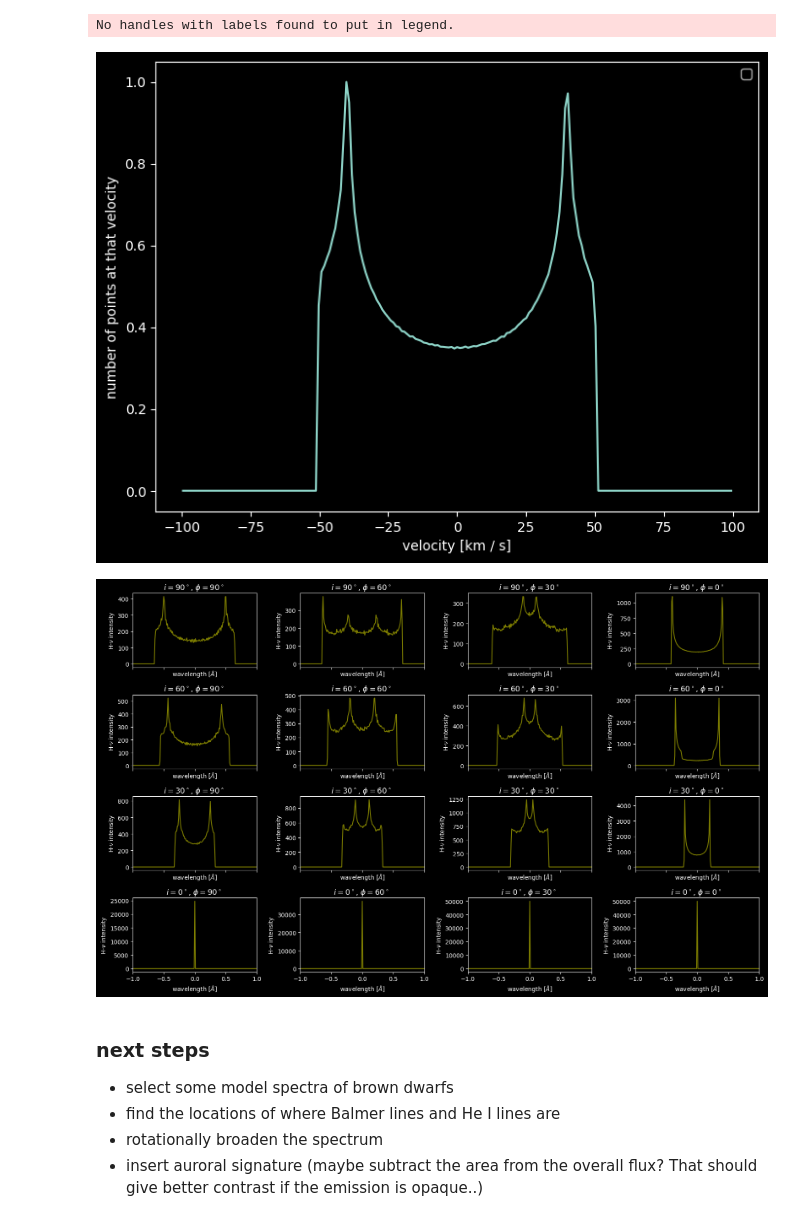
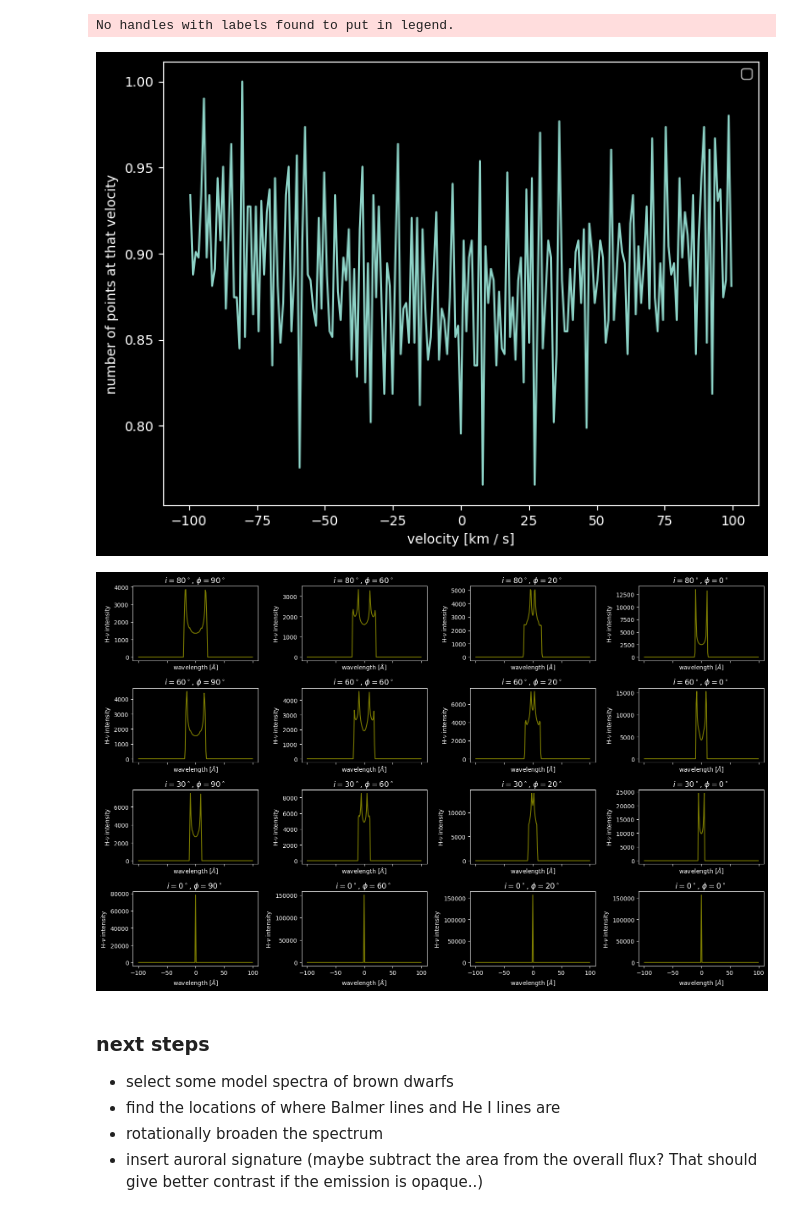
Before and after one commit to ekaterinailin/2023_10_Oblique_Ring, a Jupyter notebook: rotating_oblique_ring_spectral_signatures.ipynb, the cells around one changed output. Drawn from its saved outputs; the diff is of its cells as text; code cells hidden in the pictures.

```diff
--- a/rotating_oblique_ring_spectral_signatures.ipynb
+++ b/rotating_oblique_ring_spectral_signatures.ipynb
@@ -19,22 +19,22 @@ THETA, PHI = create_spherical_grid(int(6e4))
 # input parameters
 
 # inclination of rotation axis in radians with the right convention
-i_rot = np.pi/2 - 90 * np.pi/180
+i_rot = np.pi/2 - 80 * np.pi/180
 
 # inclination of magnetic axis in radians relative to rotation axis
-i_mag = 90 * np.pi/180
+i_mag = 20 * np.pi/180
 
 # rotation period in days
-P_rot = 2 * np.pi
+P_rot = 0.01 * np.pi
 
 # stellar radius in solar radii
 Rstar = 1.
 
 # upper latitude of ring around magnetic axis in radians
-PHI_max = 54 * np.pi/180
+PHI_max = 62 * np.pi/180
 
 # lower latitude of ring around magnetic axis in radians
-PHI_min = 50 * np.pi/180
+PHI_min = 58 * np.pi/180
 
 # lower latitude must be smaller than upper latitude
 assert PHI_min < PHI_max
@@ -152,23 +152,16 @@ df = pd.DataFrame({'v_radial_km_s': binmids, 'intensity': hist, 'intensity_err':
 df.to_csv('rotating_oblique_ring_spectral_signatures.csv', index=False)
 # %% [output]
 No handles with labels found to put in legend.
-[figure, old version]
+[figure, new version]
 # %%
-
-
-
-
-
-
-
 
 # plot the histogram
 fig, ax = plt.subplots(4, 4, figsize=(16,10), sharex=True, sharey=False)
 
 axes = ax.flatten()
 
-i_rots = np.pi/2 - np.array([90, 60, 30, 0]) / 180 * np.pi
-i_mags = np.array([90, 60, 30, 0]) / 180 * np.pi
+i_rots = np.pi/2 - np.array([80, 60, 30, 0]) / 180 * np.pi
+i_mags = np.array([90, 60, 20, 0]) / 180 * np.pi
 
 # make a list of 16 tuples of (i_rot, i_mag)
 i_rot_mags = [(i_rot, i_mag) for i_rot in i_rots for i_mag in i_mags]
@@ -176,38 +169,39 @@ i_rot_mags = [(i_rot, i_mag) for i_rot in i_rots for i_mag in i_mags]
 for ax, (i_rot, i_mag) in zip(axes, i_rot_mags):
 
     (x, y, z), z_rot, z_rot_mag = set_up_oblique_auroral_ring(THETA, PHI, PHI_max, PHI_min, i_rot, i_mag)
+
 
     hists = []
 
     for alpha in np.linspace(0, 2*np.pi, 150):
 
         dxr_visible = calculate_surface_element_velocities(alpha, dalpha, x, y, z, z_rot, omega, Rstar)
 
         # convert to nm
         dxr_visible = dxr_visible * wavelength / c
 
         hist, bins = np.histogram(dxr_visible, bins=bins, density=False)
 
         hists.append(hist)
 
     # concatenate all histograms
     dxr_visible_ = np.sum(hists, axis=0)
 
 
 
     ax.plot((bins[1:] + bins[:-1]) / 2, dxr_visible_, alpha=0.5,
             linestyle="solid", color='yellow')
 
 
     ax.set_xlabel(r'wavelength [$\AA$]');
     ax.set_ylabel(r'H-$\nu$ intensity');
     ax.set_title(f"$i={(np.pi/2 - i_rot)/np.pi*180:.0f}^\circ$, $\phi={i_mag/np.pi*180:.0f}^\circ$ ",
              loc='center', fontsize=13)
-    ax.set_xlim(-1,1)
+    # ax.set_xlim(-1,1)
 
 plt.tight_layout()
 # %% [output]
-[figure, old version]
+[figure, new version]
 # %% [markdown]
 ### next steps
 
```
Also changed, not shown: parts of 1 cell of this notebook, 1 other file.
